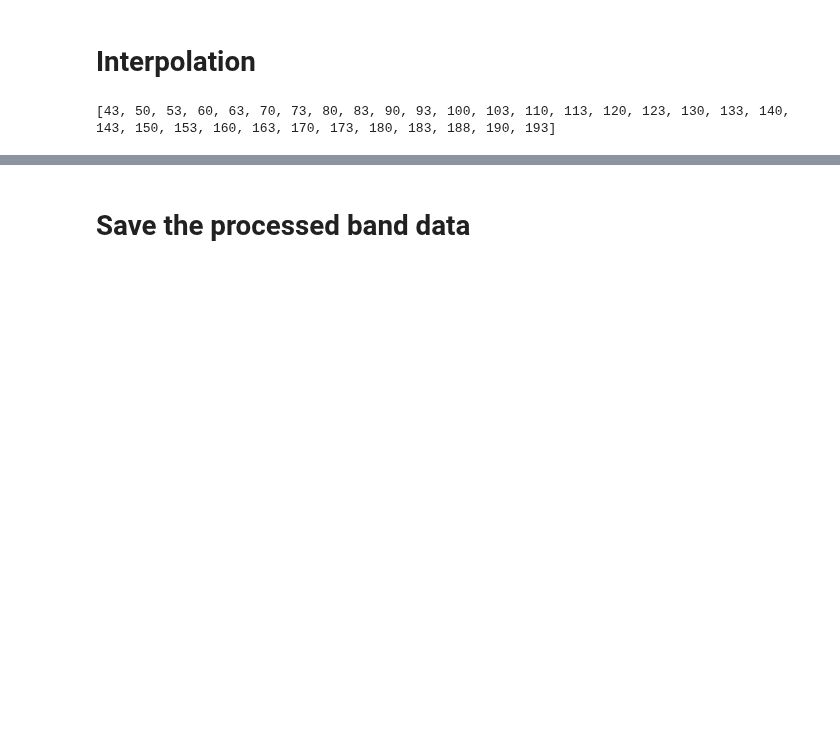
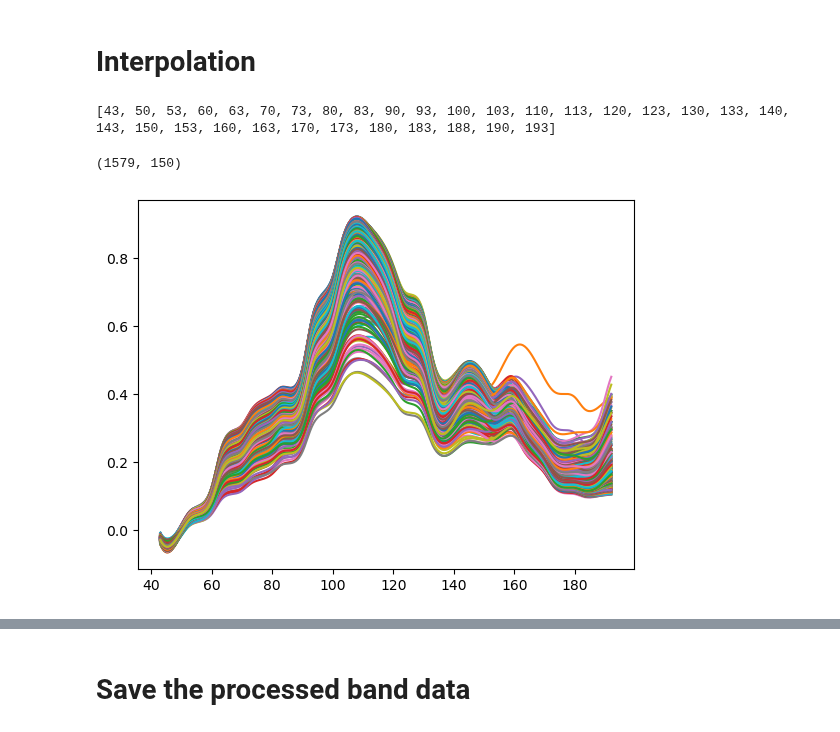
Before and after one commit to Simone-Scalella/AgriVision2022, a Jupyter notebook: impResa.ipynb, the cells around one changed output, grey strips where cells are left out. Saved outputs shown, nothing was run; the diff lists cells and outputs as text; code cells hidden in the pictures; blank space fills up the shorter version.

```diff
--- a/impResa.ipynb
+++ b/impResa.ipynb
@@ -113,6 +132,33 @@ inter = skfda.FDataGrid(
 )
 # %% [output]
 [43, 50, 53, 60, 63, 70, 73, 80, 83, 90, 93, 100, 103, 110, 113, 120, 123, 130, 133, 140, 143, 150, 153, 160, 163, 170, 173, 180, 183, 188, 190, 193]
+# %%
+
+NDVI = np.array(NDVI)
+
+inter = []
+allPixelNDVI = []
+inter.append(skfda.FDataGrid(
+    data_matrix = NDVI,
+    grid_points = days,
+    interpolation = SplineInterpolation(interpolation_order= 3)
+))
+allPixelNDVI=(inter[-1].interpolation._evaluate(inter[-1],range(43,193))[:,:,0])
+
+print(allPixelNDVI.shape)
+skfda.FDataGrid(
+    data_matrix = allPixelNDVI,
+    grid_points = range(43,193),
+    interpolation = SplineInterpolation(interpolation_order= 3)
+).plot()
+
+with open('./pickles/allPixelNDVIPoly.pickle', 'wb') as handle:
+    pickle.dump(allPixelNDVI, handle, protocol=pickle.HIGHEST_PROTOCOL)
+
+print()
+# %% [output]
+(1579, 150)
+[figure, added]
 # %%
 inter.interpolation = SplineInterpolation(
     interpolation_order= 3
```
Also changed, not shown: parts of 6 cells of this notebook, 1 other file.
